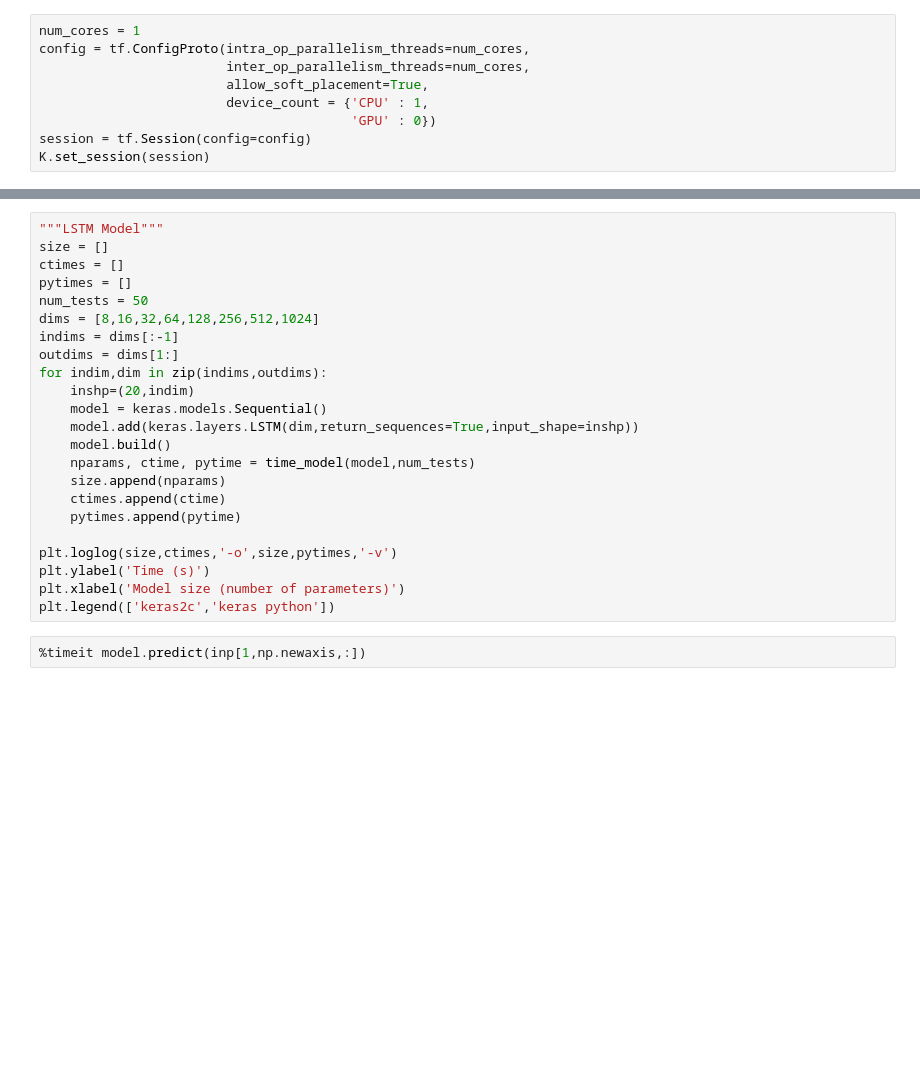
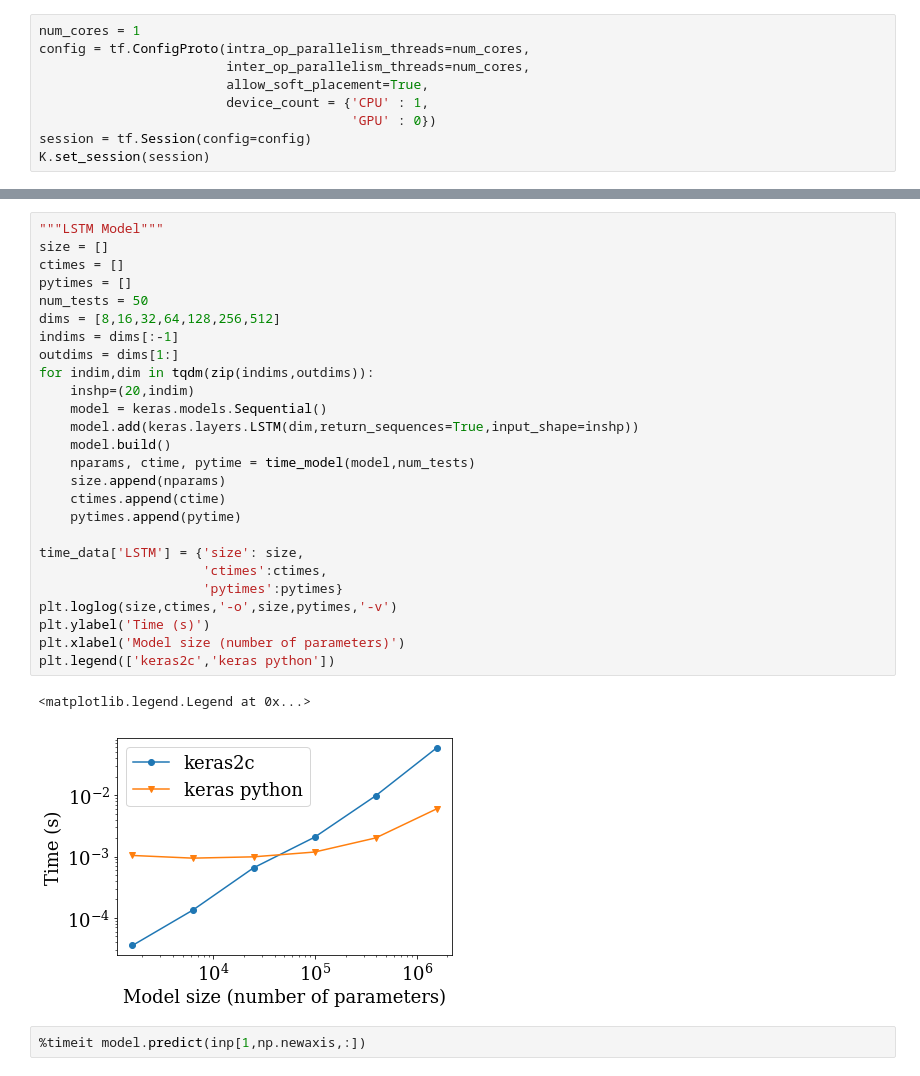
Before and after one commit to PlasmaControl/keras2c, a Jupyter notebook: benchmarks/benchmarking.ipynb, the cells around one changed output, grey strips where cells are left out. Cells and saved outputs as stored; diff of their text form; blank space fills up the shorter version.

```diff
--- a/benchmarks/benchmarking.ipynb
+++ b/benchmarks/benchmarking.ipynb
@@ -153,26 +234,32 @@ IndexError: list index out of range
 # %%
 """LSTM Model"""
 size = []
 ctimes = []
 pytimes = []
 num_tests = 50
-dims = [8,16,32,64,128,256,512,1024]
+dims = [8,16,32,64,128,256,512]
 indims = dims[:-1]
 outdims = dims[1:]
-for indim,dim in zip(indims,outdims):
+for indim,dim in tqdm(zip(indims,outdims)):
     inshp=(20,indim)
     model = keras.models.Sequential()
     model.add(keras.layers.LSTM(dim,return_sequences=True,input_shape=inshp))
     model.build()
     nparams, ctime, pytime = time_model(model,num_tests)
     size.append(nparams)
     ctimes.append(ctime)
     pytimes.append(pytime)
 
+time_data['LSTM'] = {'size': size,
+                     'ctimes':ctimes,
+                     'pytimes':pytimes}
 plt.loglog(size,ctimes,'-o',size,pytimes,'-v')
 plt.ylabel('Time (s)')
 plt.xlabel('Model size (number of parameters)')
 plt.legend(['keras2c','keras python'])
+# %% [output]
+<matplotlib.legend.Legend at 0x...>
+[figure, added]
 # %%
 %timeit model.predict(inp[1,np.newaxis,:])
 # %% [output]
```
Also changed, not shown: parts of 14 cells of this notebook, 16 other files.
